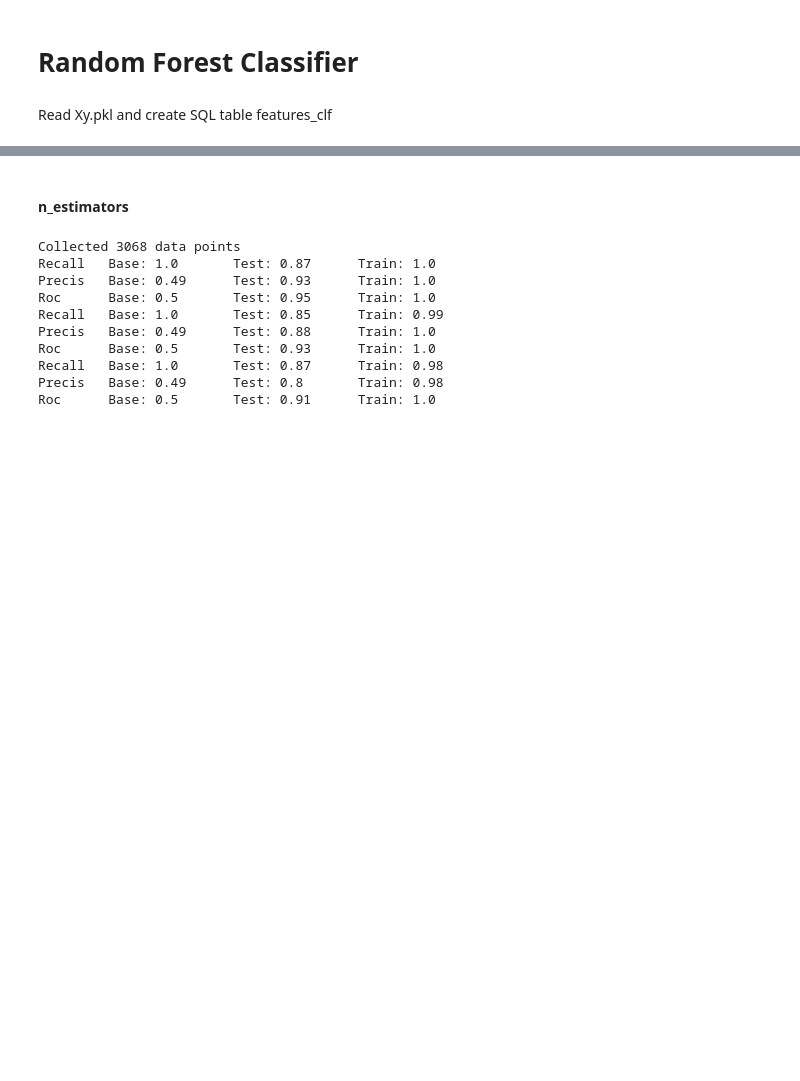
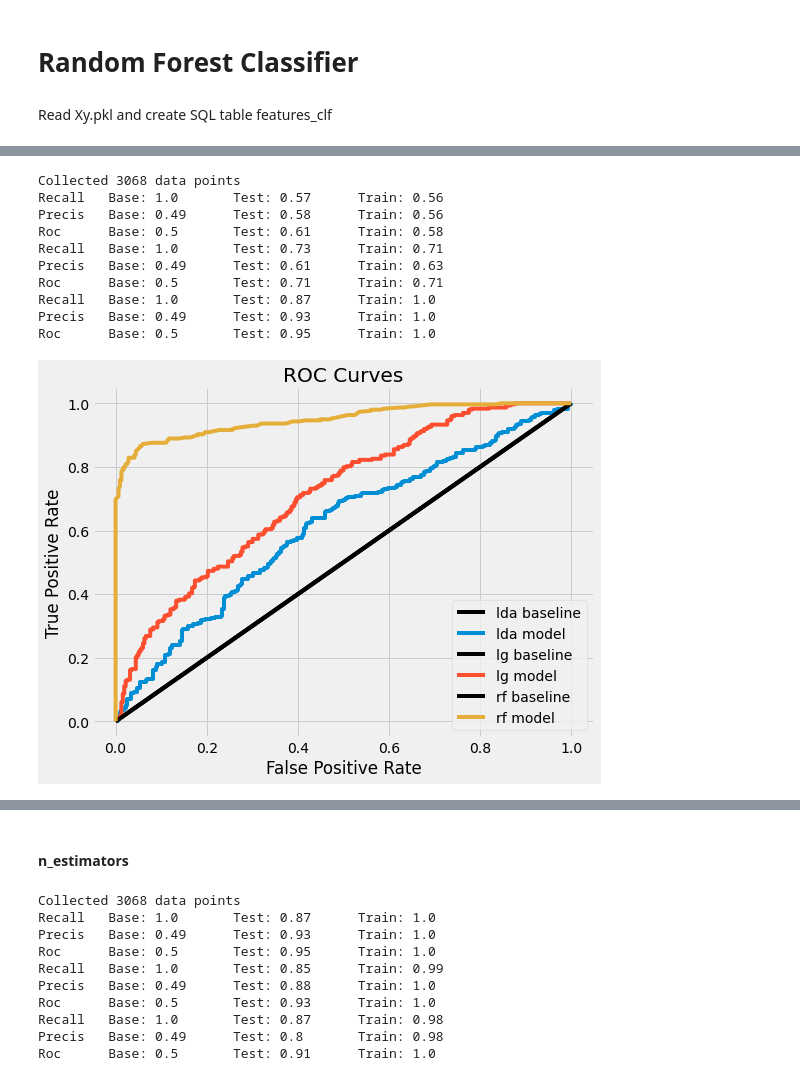
Before and after one commit to ylin00/seizurecast, a Jupyter notebook: notebooks/Model-selection.ipynb, the cells around one changed output, grey strips where cells are left out. Cells and saved outputs as stored; diff of their text form; code cells hidden in the pictures; blank space fills up the shorter version.

```diff
--- a/notebooks/Model-selection.ipynb
+++ b/notebooks/Model-selection.ipynb
@@ -18,0 +21,16 @@ pd.DataFrame(X).assign(label=y).to_sql('features_clf', SQLengine)
+# %%
+pipeline.load_default_models()
+pipeline.pipe()
+pipeline.results.plot_roc_curve()
+# %% [output]
+Collected 3068 data points
+Recall   Base: 1.0       Test: 0.57      Train: 0.56
+Precis   Base: 0.49      Test: 0.58      Train: 0.56
+Roc      Base: 0.5       Test: 0.61      Train: 0.58
+Recall   Base: 1.0       Test: 0.73      Train: 0.71
+Precis   Base: 0.49      Test: 0.61      Train: 0.63
+Roc      Base: 0.5       Test: 0.71      Train: 0.71
+Recall   Base: 1.0       Test: 0.87      Train: 1.0
+Precis   Base: 0.49      Test: 0.93      Train: 1.0
+Roc      Base: 0.5       Test: 0.95      Train: 1.0
+[figure, added]
```
Also changed, not shown: parts of 7 cells of this notebook, 3 other files.
